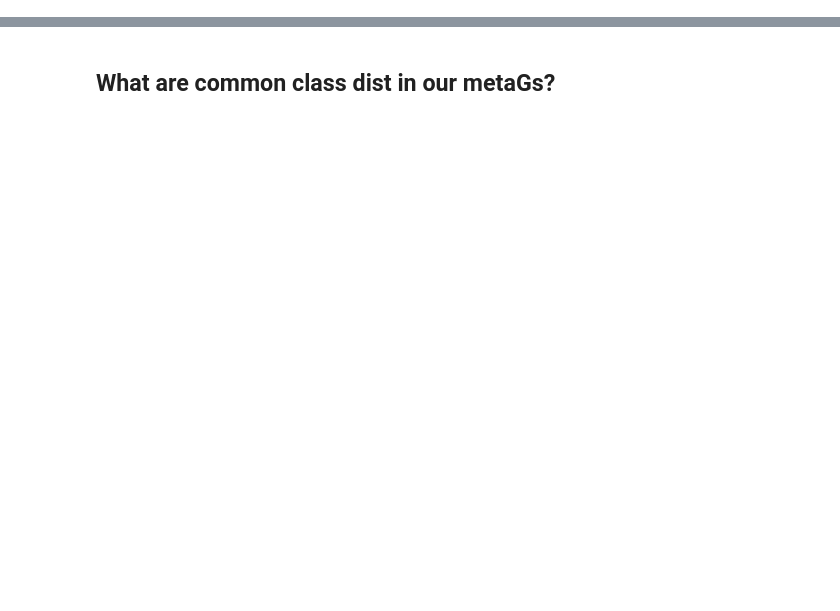
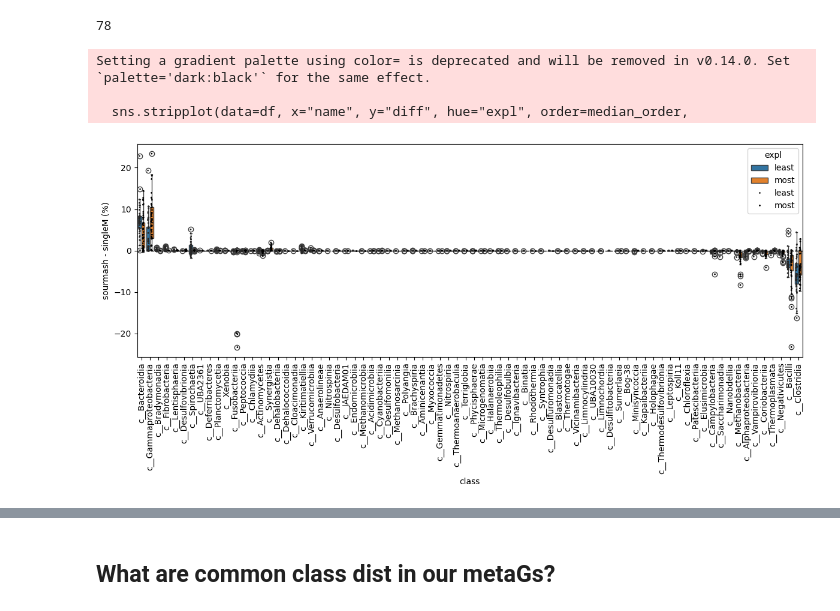
Before and after one commit to AnneliektH/2025-pig-binning-plots, a Jupyter notebook: notebooks/done.250905_singleM_compare.ipynb, the cells around one changed output, grey strips where cells are left out. Drawn from its saved outputs; the diff is of its cells as text; code cells hidden in the pictures; blank space fills up the shorter version.

```diff
--- a/notebooks/done.250905_singleM_compare.ipynb
+++ b/notebooks/done.250905_singleM_compare.ipynb
@@ -56,0 +43,7 @@ Name: count, Length: 67, dtype: int64
+# %%
+# keep classes in over 10 samples
+counts = df["name"].value_counts()
+keep = counts[counts > 10].index
+len(keep)
+# %% [output]
+78
@@ -56,0 +52,7 @@ Name: count, Length: 67, dtype: int64
+# %%
+create_plot2(df,"class")
+# %% [output]
+Setting a gradient palette using color= is deprecated and will be removed in v0.14.0. Set `palette='dark:black'` for the same effect.
+
+  sns.stripplot(data=df, x="name", y="diff", hue="expl", order=median_order,
+[figure, added]
```
Also changed, not shown: parts of 9 cells of this notebook, 6 other files.
